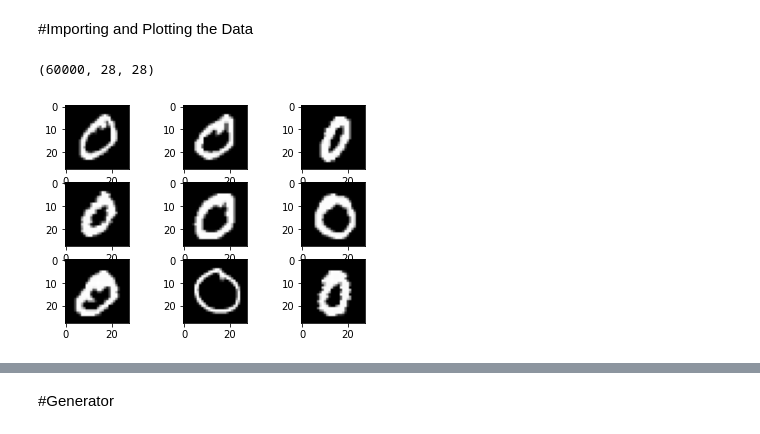
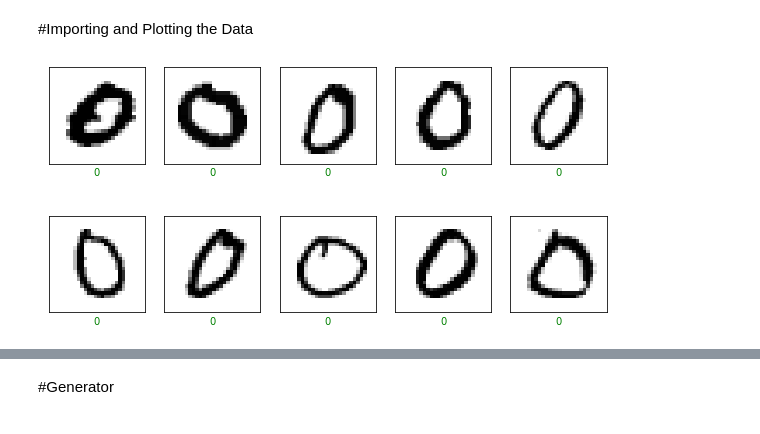
Before and after one commit to rainmaker29/DCGAN-MNIST, a Jupyter notebook: DCGAN.ipynb, the cells around one changed output, grey strips where cells are left out. Drawn from its saved outputs; the diff is of its cells as text; code cells hidden in the pictures.

```diff
--- a/DCGAN.ipynb
+++ b/DCGAN.ipynb
@@ -33,4 +47,0 @@ TensorFlow version: 2.2.0-rc2
-# %%
-xtrain.shape
-# %% [output]
-(60000, 28, 28)
@@ -48,11 +48,14 @@ y = np.concatenate([ytrain,ytest],axis=0)
-# %%
-#Displaying few images
-for i in range(9):
-  plt.subplot(330 + 1 + i)
-  plt.imshow(xtrain[i], cmap=plt.get_cmap('gray'))
-plt.show()
-# %% [output]
-[figure, removed]
+# %%
+(x_train, y_train), (x_test, y_test) = tfutils.datasets.mnist.load_data(one_hot=False)
+
+x_train = tfutils.datasets.mnist.load_subset([0], x_train, y_train)
+x_test = tfutils.datasets.mnist.load_subset([0], x_test, y_test)
+
+x = np.concatenate([x_train, x_test], axis=0)
+# %%
+tfutils.datasets.mnist.plot_ten_random_examples(plt, x, np.zeros((x.shape[0], 1))).show()
+# %% [output]
+[figure, added]
 # %% [markdown]
 #Discriminator
 
```
Also changed, not shown: parts of 14 cells of this notebook.
